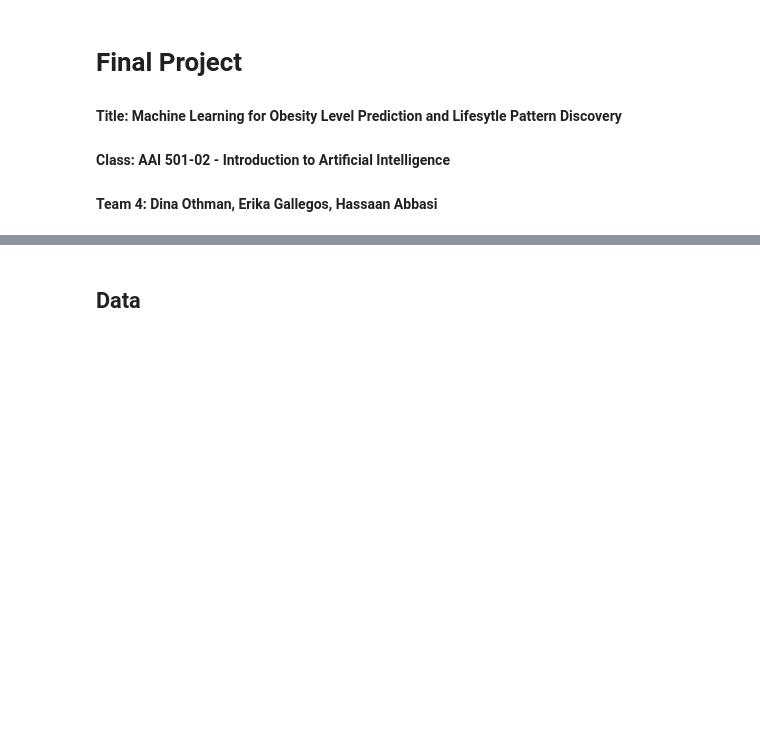
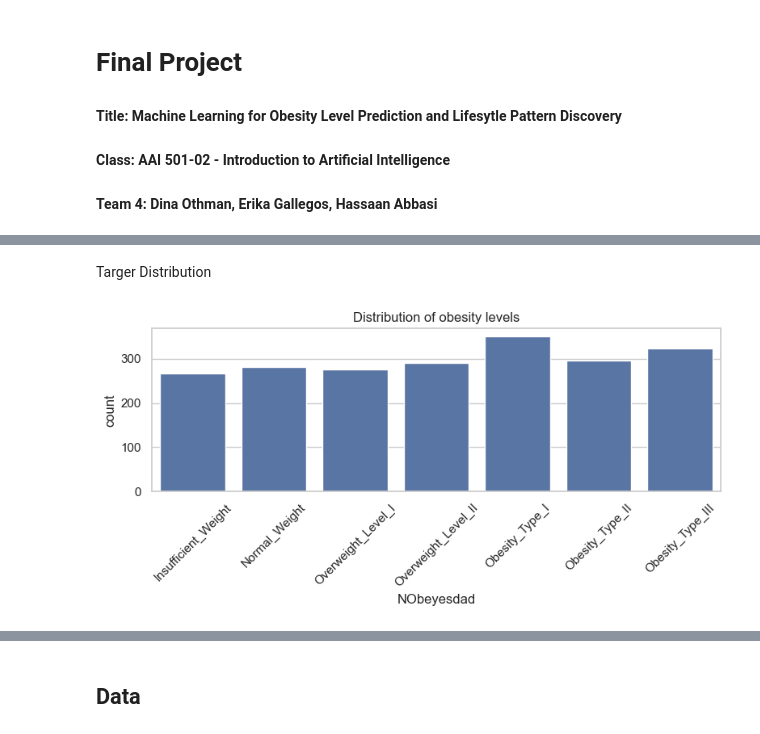
Before and after one commit to hassaanabbasi98/ProjectAAI-501-ObseityLevel-, a Jupyter notebook: erika_501_analysis.ipynb, the cells around one changed output, grey strips where cells are left out. Saved outputs shown, nothing was run; the diff lists cells and outputs as text; code cells hidden in the pictures; blank space fills up the shorter version.

```diff
--- a/erika_501_analysis.ipynb
+++ b/erika_501_analysis.ipynb
@@ -40,0 +163,19 @@ from scipy.stats import randint
+# %% [markdown]
+Targer Distribution
+# %%
+# target distribution
+
+obesity_order = ["Insufficient_Weight","Normal_Weight", "Overweight_Level_I","Overweight_Level_II","Obesity_Type_I","Obesity_Type_II","Obesity_Type_III",]
+
+plt.figure(figsize=(8, 4))
+sns.countplot(
+    data=df_clean,
+    x=target_col,
+    order=obesity_order,
+)
+plt.xticks(rotation=45)
+plt.title("Distribution of obesity levels")
+plt.tight_layout()
+plt.show()
+# %% [output]
+[figure, added]
```
Also changed, not shown: parts of 11 cells of this notebook, 1 other file.
